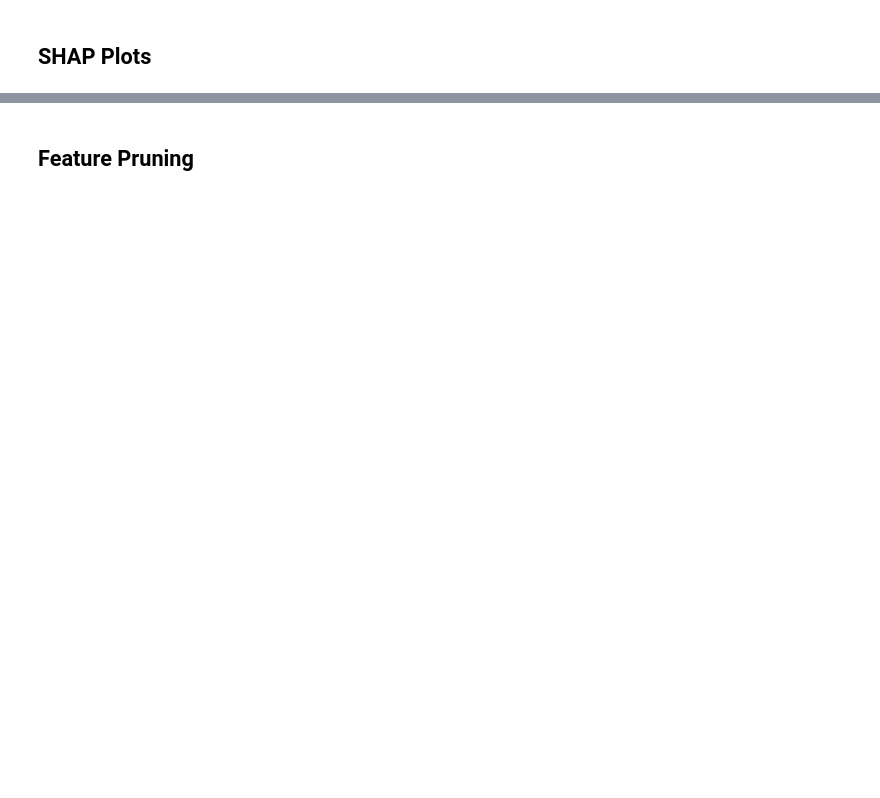
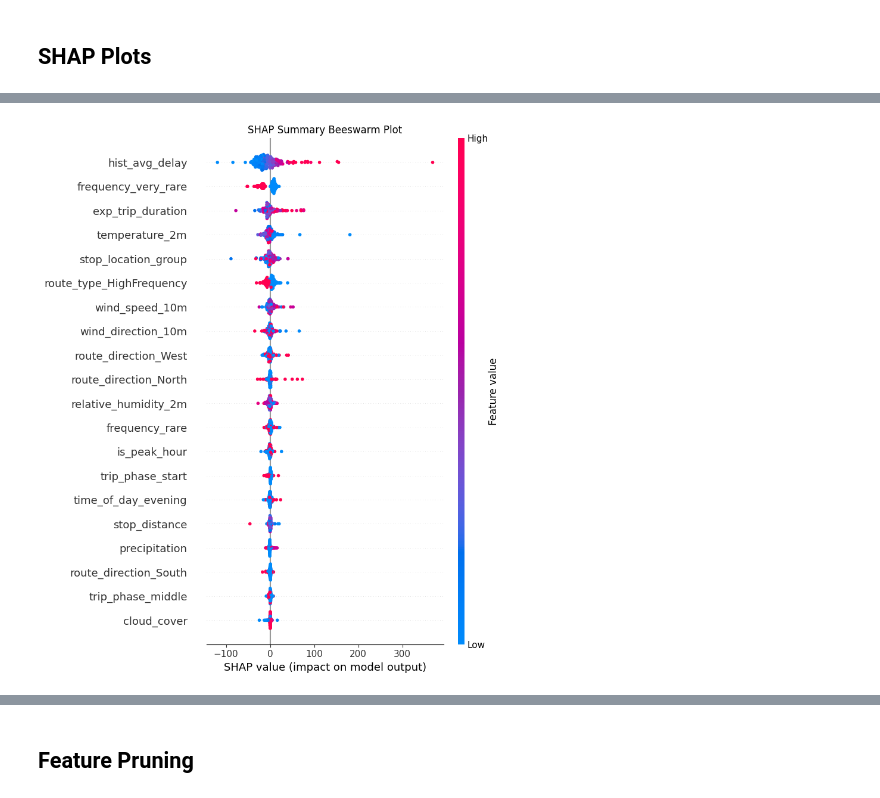
Before and after one commit to nadpierre/stm-transit-delay-prediction, a Jupyter notebook: notebooks/data_modeling.ipynb, the cells around one changed output, grey strips where cells are left out. Cells and saved outputs as stored; diff of their text form; code cells hidden in the pictures; blank space fills up the shorter version.

```diff
--- a/notebooks/data_modeling.ipynb
+++ b/notebooks/data_modeling.ipynb
@@ -486,0 +705,9 @@ feature_importances
+# %%
+# Summary beeswarm plot
+shap.summary_plot(shap_values, X_val_sample, show=False)
+plt.title('SHAP Summary Beeswarm Plot')
+plt.tight_layout()
+plt.savefig(f'../images/shap_beeswarm_plot_cat_reg_tuned.png', bbox_inches='tight')
+plt.show()
+# %% [output]
+[figure, added]
```
Also changed, not shown: parts of 32 cells of this notebook, 9 other files.
